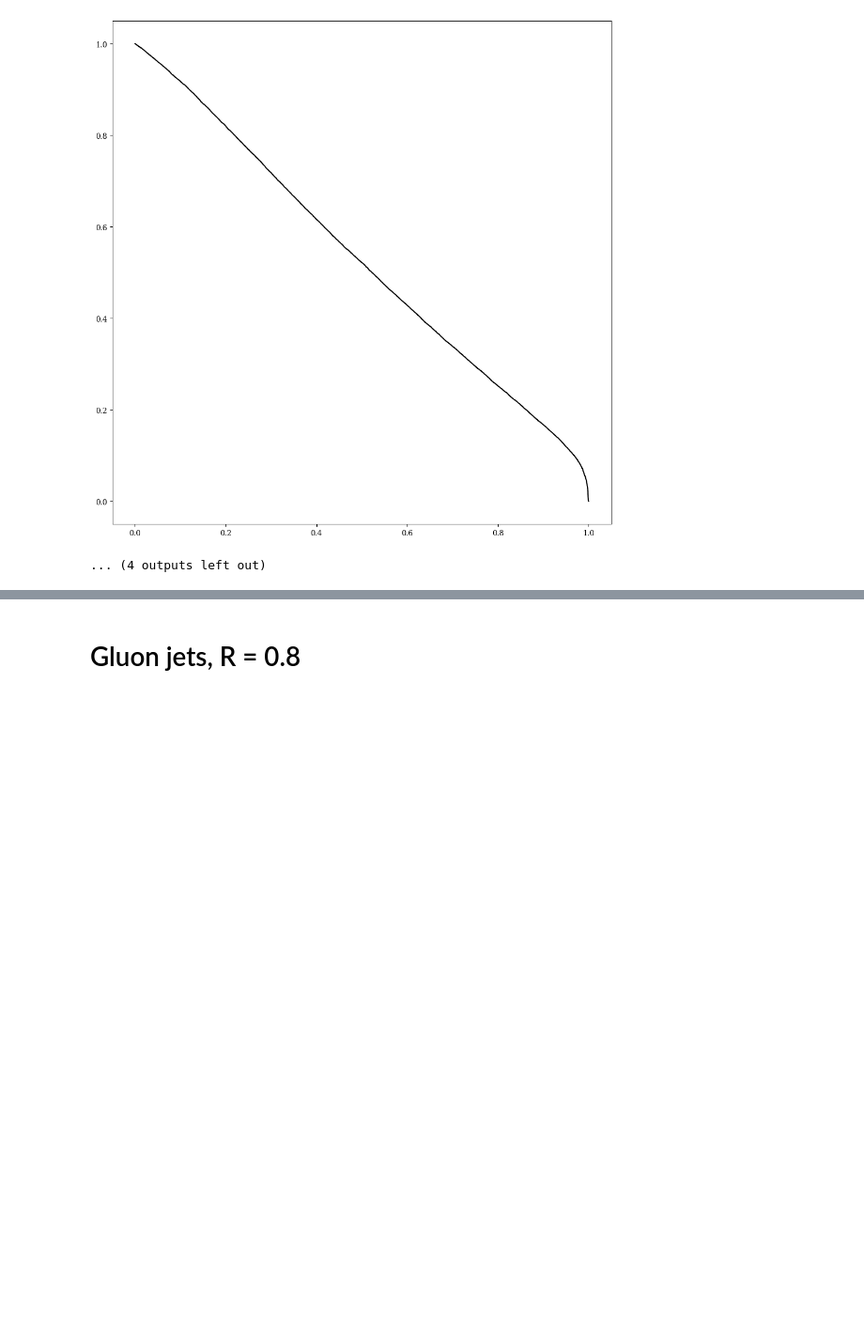
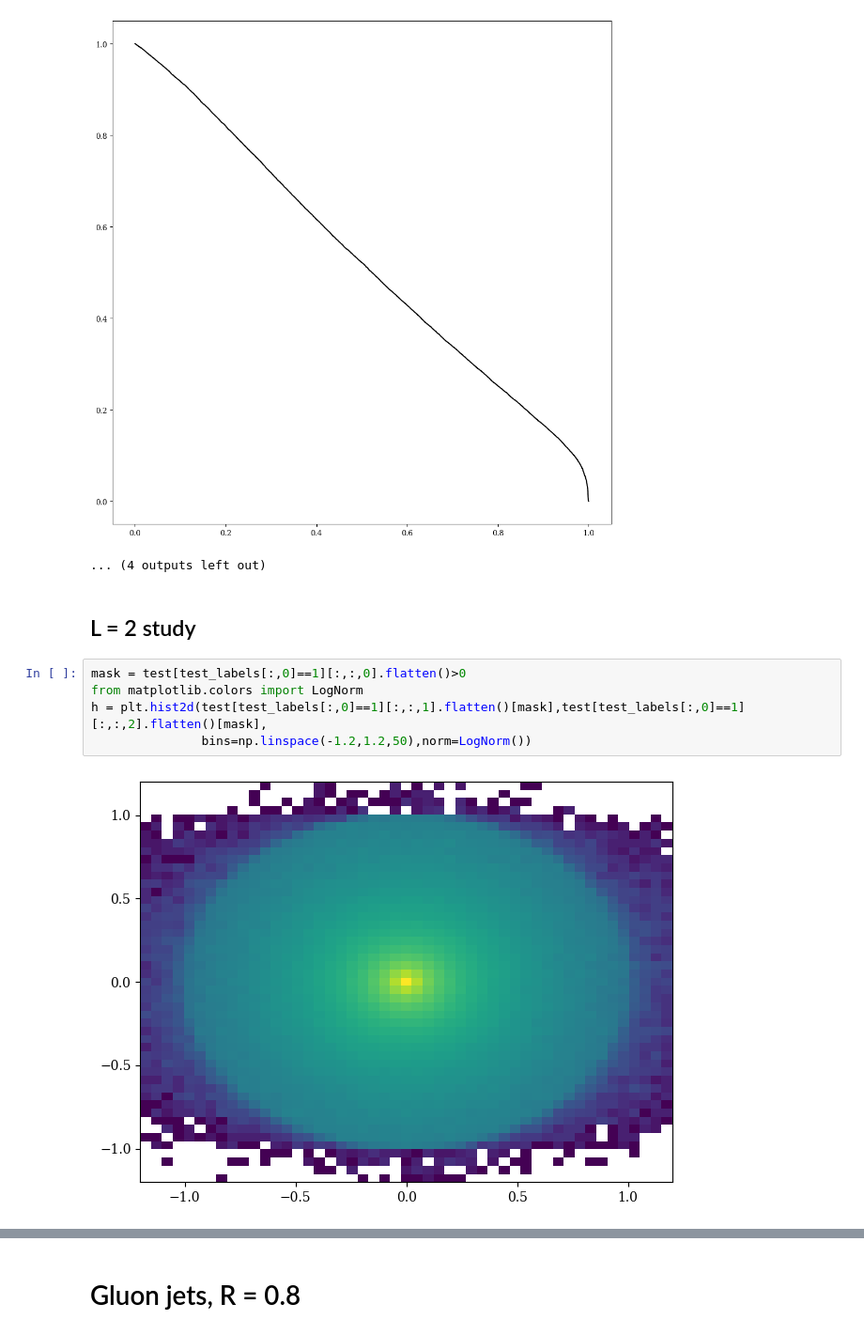
Before and after one commit to SamBT/safeUncalculable, a Jupyter notebook: trainEFN.ipynb, the cells around one changed output, grey strips where cells are left out. Shown at 94% size. Saved outputs shown, nothing was run; the diff lists cells and outputs as text; blank space fills up the shorter version.

```diff
--- a/trainEFN.ipynb
+++ b/trainEFN.ipynb
@@ -211,3 +211,12 @@ EFN AUC: 0.5329959748
 [figure]
 [figure]
 ... (4 outputs left out)
+# %% [markdown]
+## L = 2 study
+# %%
+mask = test[test_labels[:,0]==1][:,:,0].flatten()>0
+from matplotlib.colors import LogNorm
+h = plt.hist2d(test[test_labels[:,0]==1][:,:,1].flatten()[mask],test[test_labels[:,0]==1][:,:,2].flatten()[mask],
+               bins=np.linspace(-1.2,1.2,50),norm=LogNorm())
+# %% [output]
+[figure, added]
```
Also changed, not shown: parts of 16 cells of this notebook, 6 other files.
